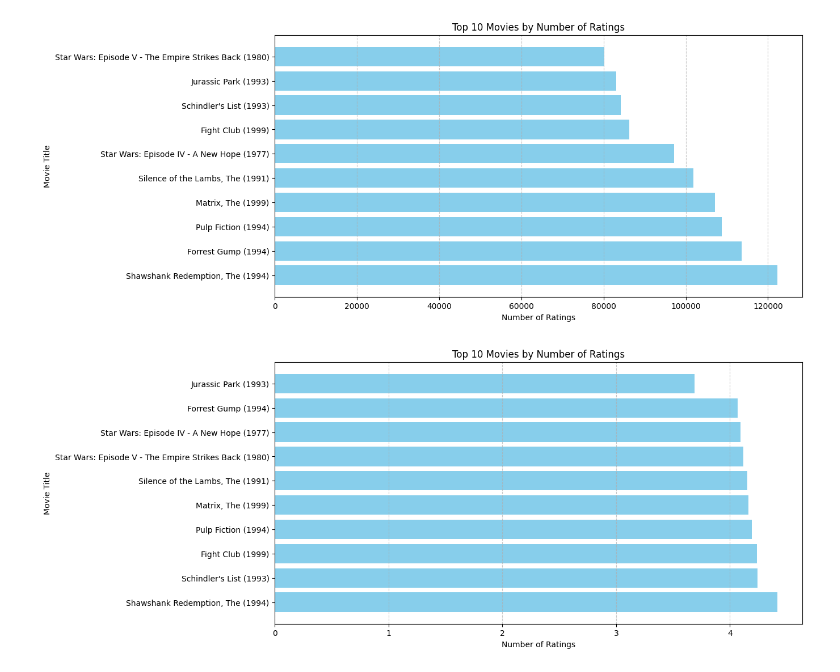
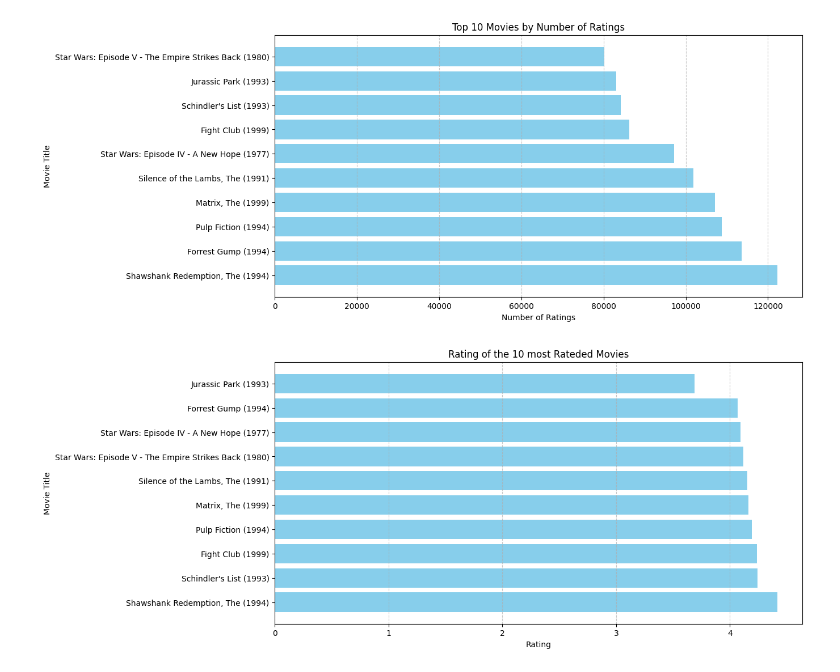
Before and after one commit to PontanB/AI-Pontus-Berglund-OPA23-, a Jupyter notebook: Labb1/1.1.ipynb, the cells around one changed output. Saved outputs shown, nothing was run; the diff lists cells and outputs as text; code cells hidden in the pictures.

```diff
--- a/Labb1/1.1.ipynb
+++ b/Labb1/1.1.ipynb
@@ -198,14 +201,13 @@ plt.show()
 # %%
 
 
-# Skapa en barplot med matplotlib
+
 plt.figure(figsize=(12, 6))
-# Chatgpt gave idea with horisontel diagram and showed how
 plt.barh(top_10_movies_data_average_titles_sorted["title"], top_10_movies_data_average_titles_sorted["rating"], color="skyblue")
-plt.xlabel("Number of Ratings")
+plt.xlabel("Rating")
 plt.ylabel("Movie Title")
-plt.title("Top 10 Movies by Number of Ratings")
+plt.title("Rating of the 10 most Rateded Movies")
 plt.grid(axis="x", linestyle="--", alpha=0.7)
 plt.show()
 # %% [output]
-[figure, old version]
+[figure, new version]
```
Also changed, not shown: parts of 10 cells of this notebook.
